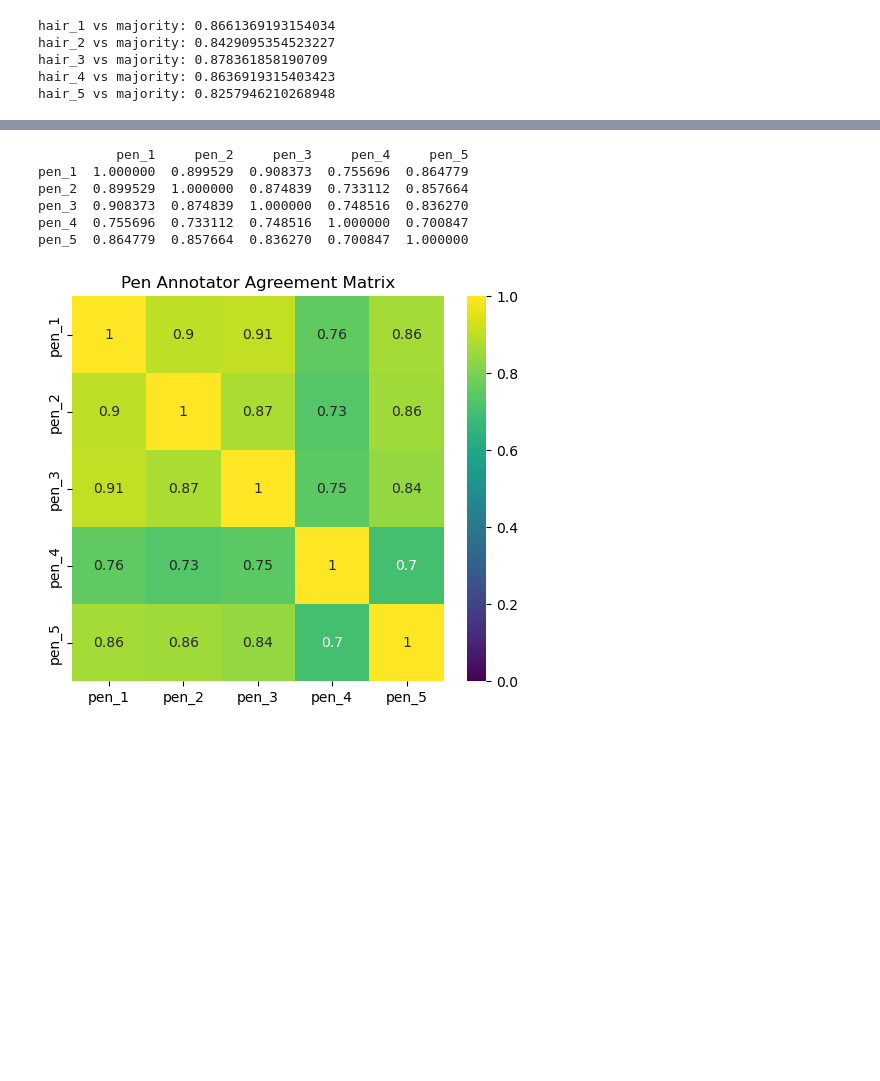
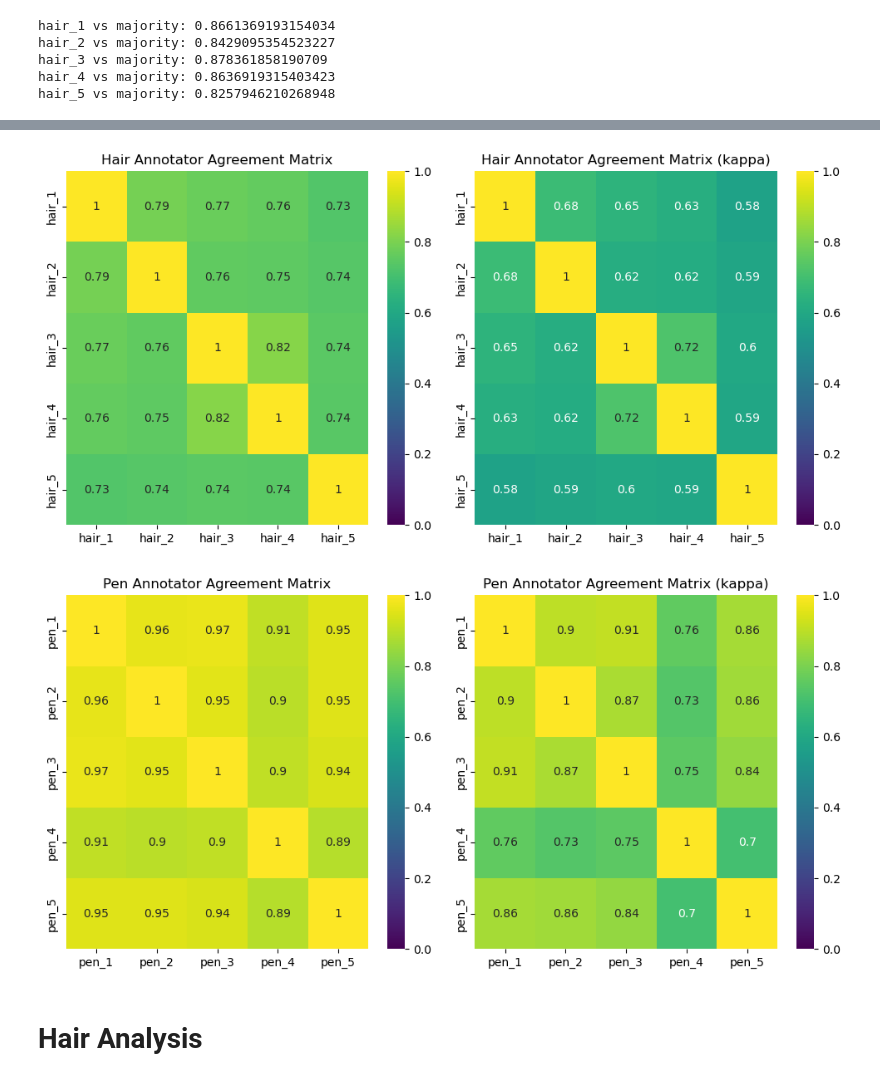
Before and after one commit to AkioAbe01/2026_PDS_Aardvark, a Jupyter notebook: hair/hair.ipynb, the cells around one changed output, grey strips where cells are left out. Drawn from its saved outputs; the diff is of its cells as text; code cells hidden in the pictures; blank space fills up the shorter version.

Commit message:
hair analysis done

```diff
--- a/hair/hair.ipynb
+++ b/hair/hair.ipynb
@@ -277,23 +192,0 @@ hair_5  0.575375  0.588535  0.599241  0.593423  1.000000
-# %%
-pen_kappa_matrix = kappa_matrix(pen_df)
-
-print(pen_kappa_matrix)
-
-# Visualisation as heatmap
-
-import matplotlib.pyplot as plt
-import seaborn as sns
-
-plt.figure(figsize=(6,5))
-sns.heatmap(pen_kappa_matrix, annot=True, cmap="viridis", vmin=0, vmax=1)
-
-plt.title("Pen Annotator Agreement Matrix")
-plt.show()
-# %% [output]
-          pen_1     pen_2     pen_3     pen_4     pen_5
-pen_1  1.000000  0.899529  0.908373  0.755696  0.864779
-pen_2  0.899529  1.000000  0.874839  0.733112  0.857664
-pen_3  0.908373  0.874839  1.000000  0.748516  0.836270
-pen_4  0.755696  0.733112  0.748516  1.000000  0.700847
-pen_5  0.864779  0.857664  0.836270  0.700847  1.000000
-[figure, removed]
@@ -316,0 +193,35 @@ def show_rgb_channel(img_id):
+# %%
+import matplotlib.pyplot as  plt
+import seaborn as sns
+
+hair_cols = ['hair_1', 'hair_2', 'hair_3', 'hair_4', 'hair_5']
+hair_df = df_annotation[hair_cols]
+
+hair_agreement_matrix = agreement_matrix(hair_df)
+hair_kappa_matrix = kappa_matrix(hair_df)
+
+fig, ax = plt.subplots(1,2, figsize = (10,5)) # hair annotation
+sns.heatmap(hair_agreement_matrix, annot= True, cmap = 'viridis', vmin=0, vmax=1, ax = ax[0])
+sns.heatmap(hair_kappa_matrix, annot= True, cmap = 'viridis', vmin=0, vmax=1, ax = ax[1])
+ax[0].set_title("Hair Annotator Agreement Matrix")
+ax[1].set_title("Hair Annotator Agreement Matrix (kappa)")
+plt.tight_layout()
+plt.show()
+# %% [output]
+[figure, added]
+# %%
+pen_cols = ['pen_1', 'pen_2', 'pen_3', 'pen_4', 'pen_5']
+pen_df = df_annotation[pen_cols]
+
+pen_kappa_matrix = kappa_matrix(pen_df)
+pen_agreement_matrix = agreement_matrix(pen_df)
+
+fig, ax = plt.subplots(1,2, figsize = (10,5)) # pen annotation
+sns.heatmap(pen_agreement_matrix, annot= True, cmap = 'viridis', vmin=0, vmax=1, ax = ax[0])
+sns.heatmap(pen_kappa_matrix, annot= True, cmap = 'viridis', vmin=0, vmax=1, ax = ax[1])
+ax[0].set_title("Pen Annotator Agreement Matrix")
+ax[1].set_title("Pen Annotator Agreement Matrix (kappa)")
+plt.tight_layout()
+plt.show()
+# %% [output]
+[figure, added]
@@ -316,0 +231,2 @@ def show_rgb_channel(img_id):
+# %% [markdown]
+# Hair Analysis
```
Also changed, not shown: parts of 24 cells of this notebook, 11 other files.
